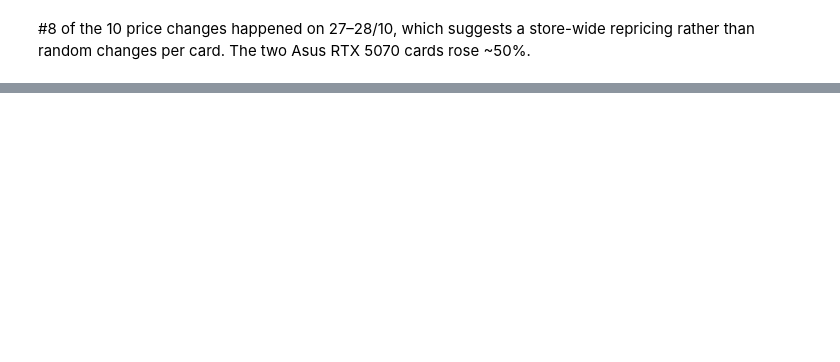
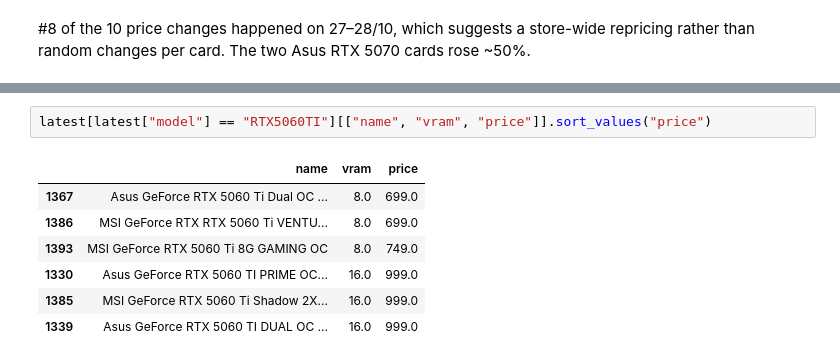
Before and after one commit to odysmpasias/gpu-price-tracker, a Jupyter notebook: notebooks/02_eda.ipynb, the cells around one changed output, grey strips where cells are left out. Drawn from its saved outputs; the diff is of its cells as text; blank space fills up the shorter version.

```diff
--- a/notebooks/02_eda.ipynb
+++ b/notebooks/02_eda.ipynb
@@ -277,0 +324,10 @@ plt.axhline(100, color="gray", linestyle="--")
+# %%
+latest[latest["model"] == "RTX5060TI"][["name", "vram", "price"]].sort_values("price")
+# %% [output]
+|  | name | vram | price |
+| 1367 | Asus GeForce RTX 5060 Ti Dual OC ... | 8.0 | 699.0 |
+| 1386 | MSI GeForce RTX RTX 5060 Ti VENTU... | 8.0 | 699.0 |
+| 1393 | MSI GeForce RTX 5060 Ti 8G GAMING OC | 8.0 | 749.0 |
+| 1330 | Asus GeForce RTX 5060 TI PRIME OC... | 16.0 | 999.0 |
+| 1385 | MSI GeForce RTX 5060 Ti Shadow 2X... | 16.0 | 999.0 |
+| 1339 | Asus GeForce RTX 5060 TI DUAL OC ... | 16.0 | 999.0 |
```
Also changed, not shown: parts of 22 cells of this notebook.
